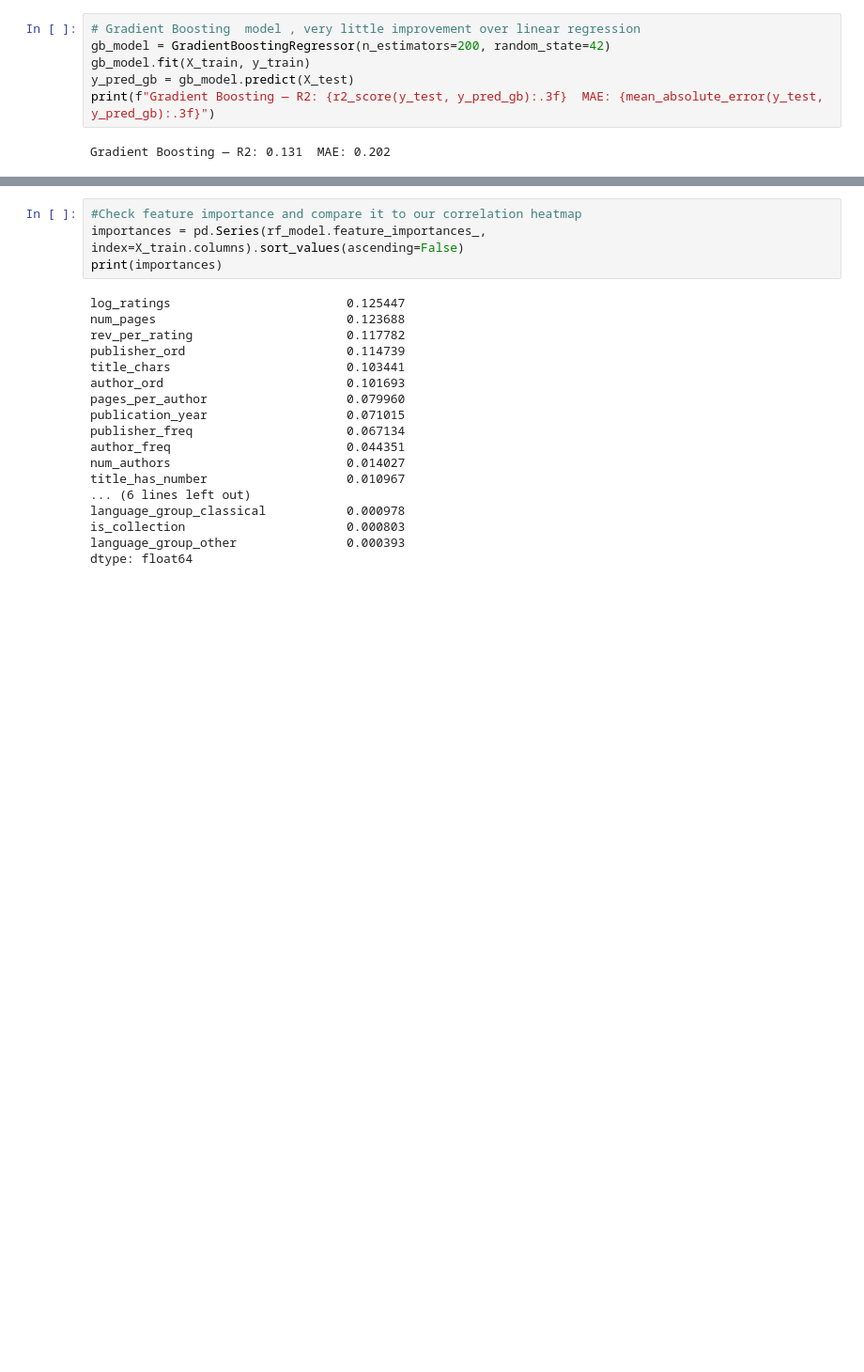
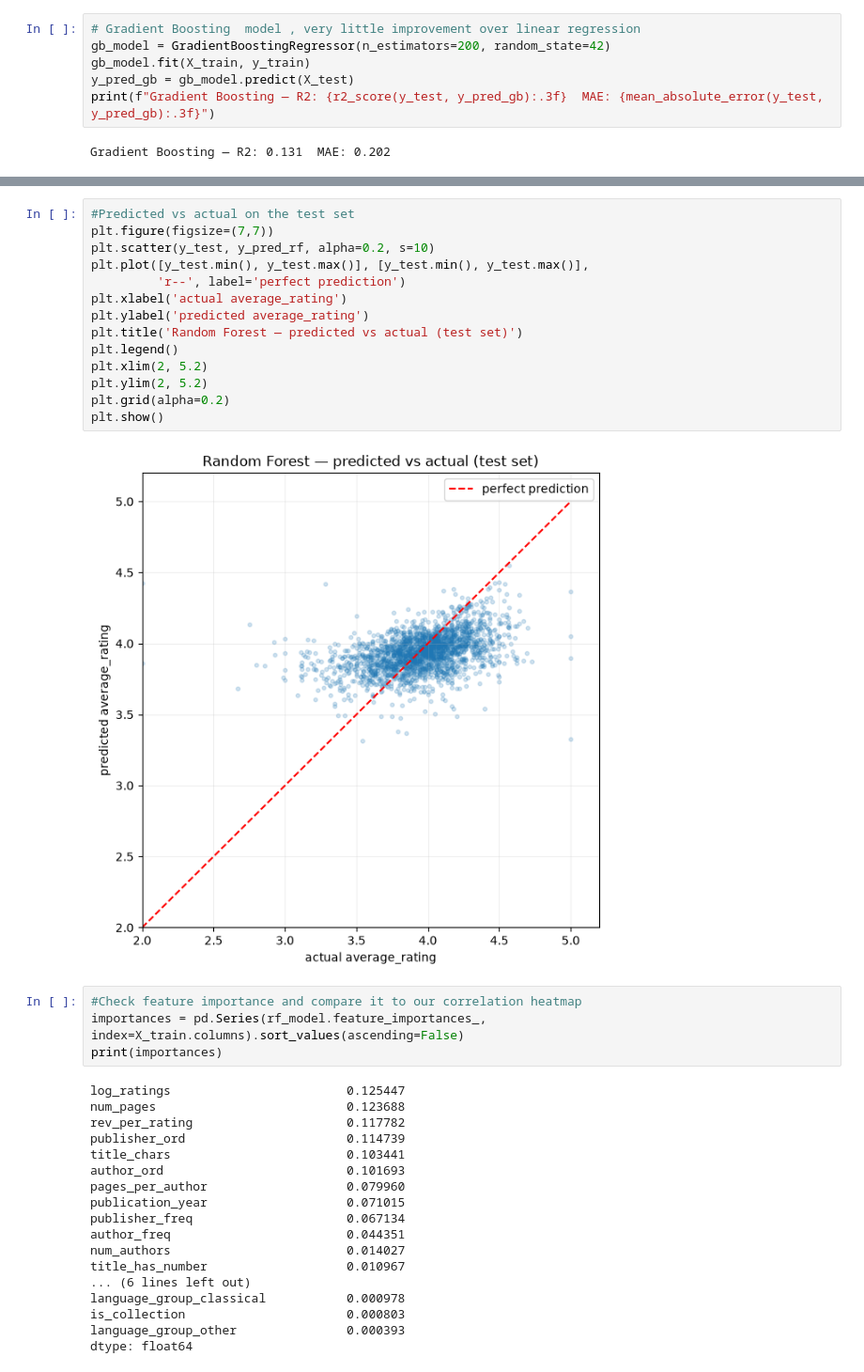
Before and after one commit to Aida803/ML_PROJECT_DSTI, a Jupyter notebook: Notebooks/01_ml_pipeline.ipynb, the cells around one changed output, grey strips where cells are left out. Shown at 94% size. Drawn from its saved outputs; the diff is of its cells as text; blank space fills up the shorter version.

Commit message:
Update: added predicted vs actual graph on test set

```diff
--- a/Notebooks/01_ml_pipeline.ipynb
+++ b/Notebooks/01_ml_pipeline.ipynb
@@ -1192,3 +1192,19 @@ Std CV R2: 0.024315932071551277
+# %%
+#Predicted vs actual on the test set
+plt.figure(figsize=(7,7))
+plt.scatter(y_test, y_pred_rf, alpha=0.2, s=10)
+plt.plot([y_test.min(), y_test.max()], [y_test.min(), y_test.max()],
+         'r--', label='perfect prediction')
+plt.xlabel('actual average_rating')
+plt.ylabel('predicted average_rating')
+plt.title('Random Forest — predicted vs actual (test set)')
+plt.legend()
+plt.xlim(2, 5.2)
+plt.ylim(2, 5.2)
+plt.grid(alpha=0.2)
+plt.show()
+# %% [output]
+[figure, added]
 # %%
 #Check feature importance and compare it to our correlation heatmap
 importances = pd.Series(rf_model.feature_importances_, index=X_train.columns).sort_values(ascending=False)
```
Also changed, not shown: parts of 17 cells of this notebook.
